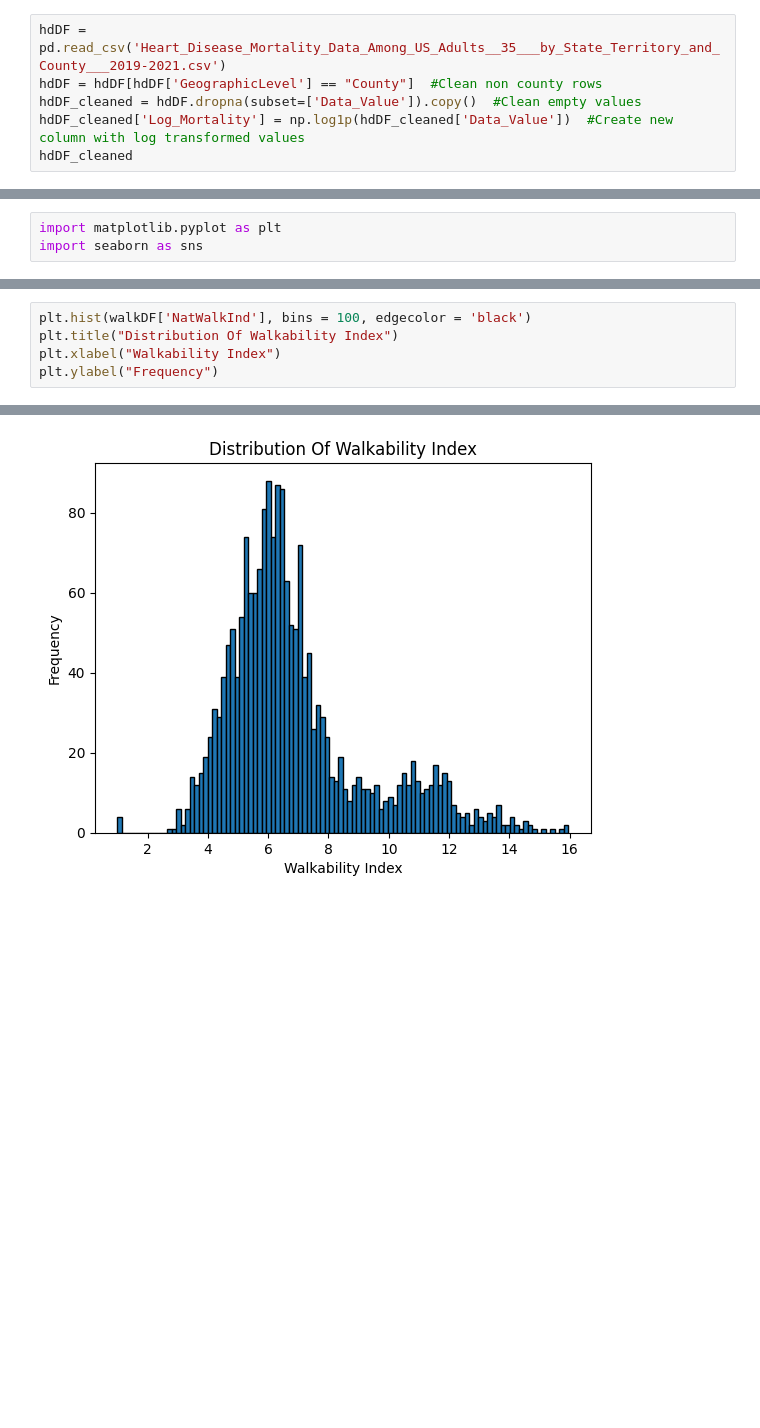
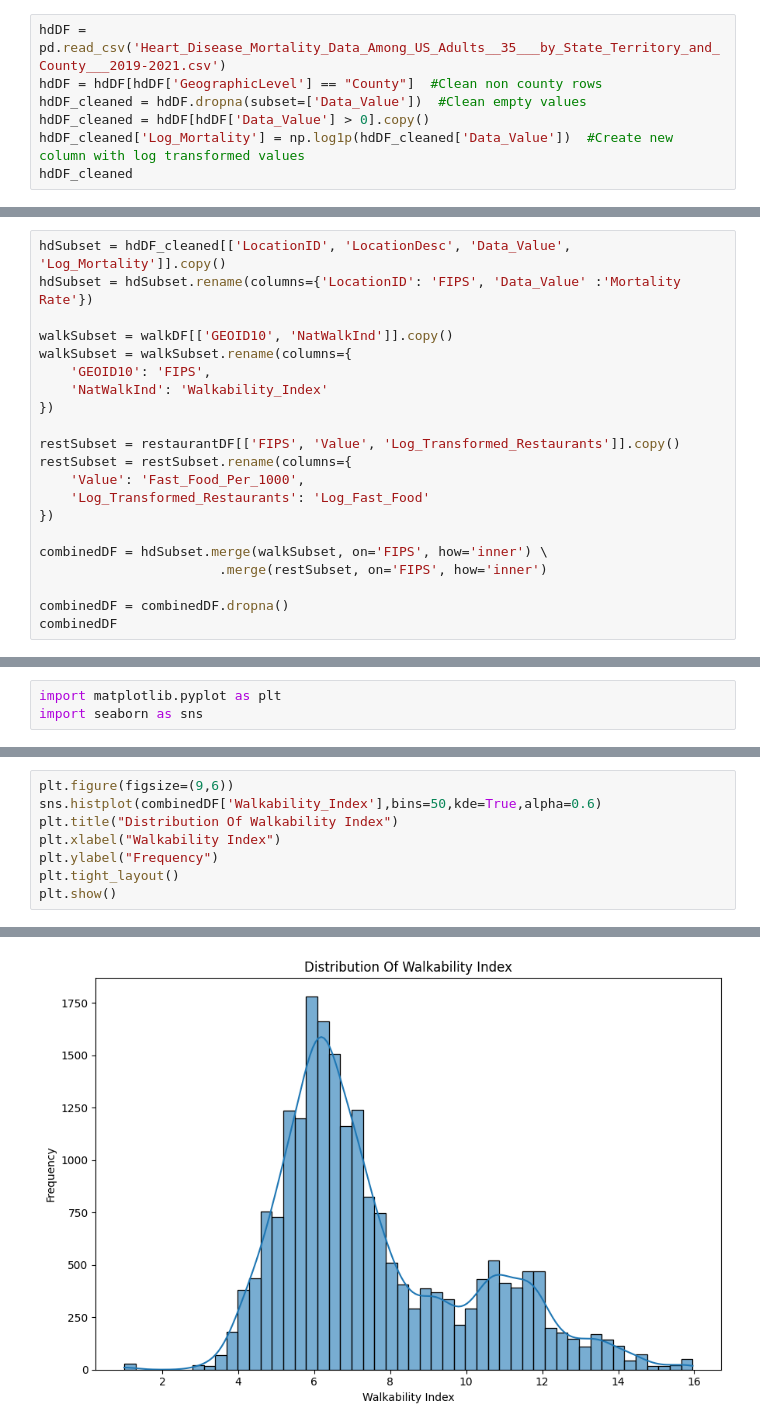
Before and after one commit to gencere757/ARDA-GENCER-DSA210-TERM-PROJECT, a Jupyter notebook: DSA210_Code.ipynb, the cells around one changed output, grey strips where cells are left out. Saved outputs shown, nothing was run; the diff lists cells and outputs as text; blank space fills up the shorter version.

```diff
--- a/DSA210_Code.ipynb
+++ b/DSA210_Code.ipynb
@@ -12,7 +12,8 @@ import numpy as np
 # %%
 hdDF = pd.read_csv('Heart_Disease_Mortality_Data_Among_US_Adults__35___by_State_Territory_and_County___2019-2021.csv')
 hdDF = hdDF[hdDF['GeographicLevel'] == "County"]  #Clean non county rows
-hdDF_cleaned = hdDF.dropna(subset=['Data_Value']).copy()  #Clean empty values
+hdDF_cleaned = hdDF.dropna(subset=['Data_Value'])  #Clean empty values
+hdDF_cleaned = hdDF[hdDF['Data_Value'] > 0].copy()
 hdDF_cleaned['Log_Mortality'] = np.log1p(hdDF_cleaned['Data_Value'])  #Create new column with log transformed values
 hdDF_cleaned
 # %% [output]
@@ -71,0 +78,21 @@ restaurantDF
+# %%
+hdSubset = hdDF_cleaned[['LocationID', 'LocationDesc', 'Data_Value', 'Log_Mortality']].copy()
+hdSubset = hdSubset.rename(columns={'LocationID': 'FIPS', 'Data_Value' :'Mortality Rate'})
+
+walkSubset = walkDF[['GEOID10', 'NatWalkInd']].copy()
+walkSubset = walkSubset.rename(columns={
+    'GEOID10': 'FIPS',
+    'NatWalkInd': 'Walkability_Index'
+})
+
+restSubset = restaurantDF[['FIPS', 'Value', 'Log_Transformed_Restaurants']].copy()
+restSubset = restSubset.rename(columns={
+    'Value': 'Fast_Food_Per_1000',
+    'Log_Transformed_Restaurants': 'Log_Fast_Food'
+})
+
+combinedDF = hdSubset.merge(walkSubset, on='FIPS', how='inner') \
+                       .merge(restSubset, on='FIPS', how='inner')
+
+combinedDF = combinedDF.dropna()
+combinedDF
@@ -75,6 +134,9 @@ import seaborn as sns
 # %%
-plt.hist(walkDF['NatWalkInd'], bins = 100, edgecolor = 'black')
+plt.figure(figsize=(9,6))
+sns.histplot(combinedDF['Walkability_Index'],bins=50,kde=True,alpha=0.6)
 plt.title("Distribution Of Walkability Index")
 plt.xlabel("Walkability Index")
 plt.ylabel("Frequency")
+plt.tight_layout()
+plt.show()
 # %% [output]
@@ -82,2 +143,2 @@ Text(0, 0.5, 'Frequency')
-[figure, old version]
+[figure, new version]
 # %%
```
Also changed, not shown: parts of 16 cells of this notebook.
